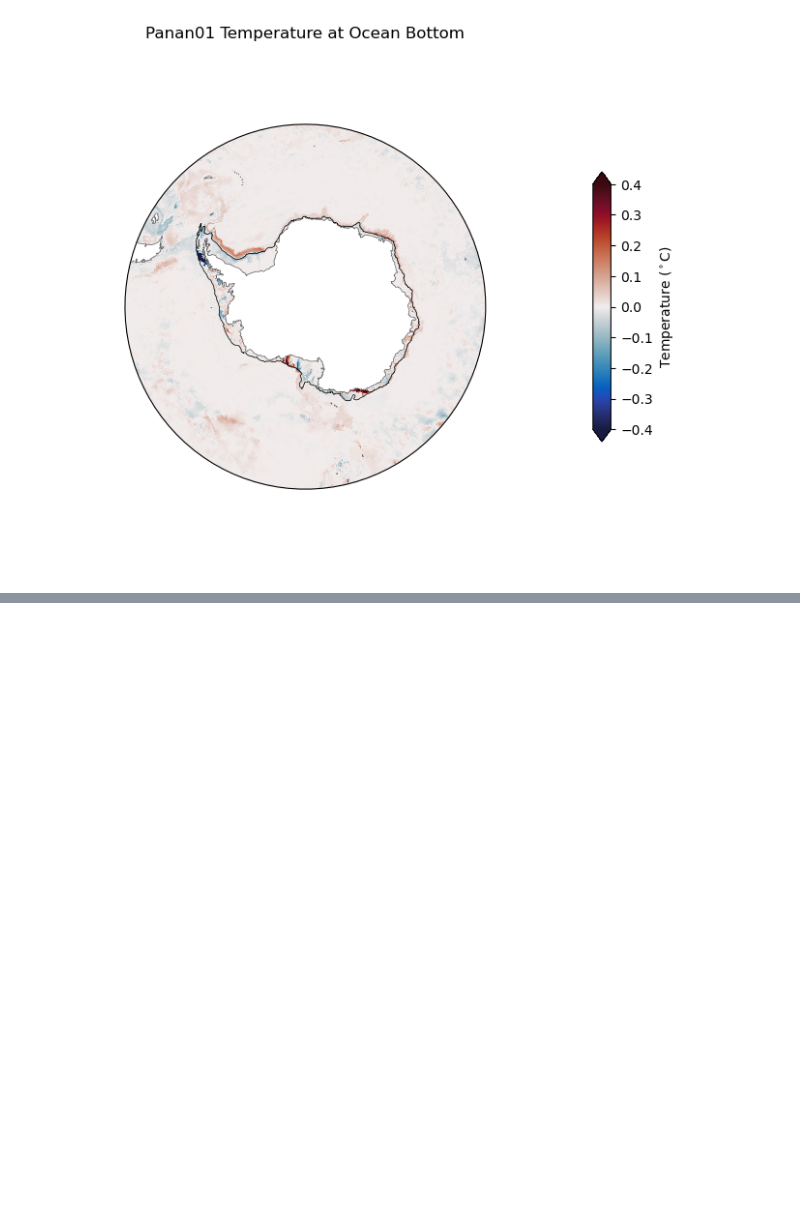
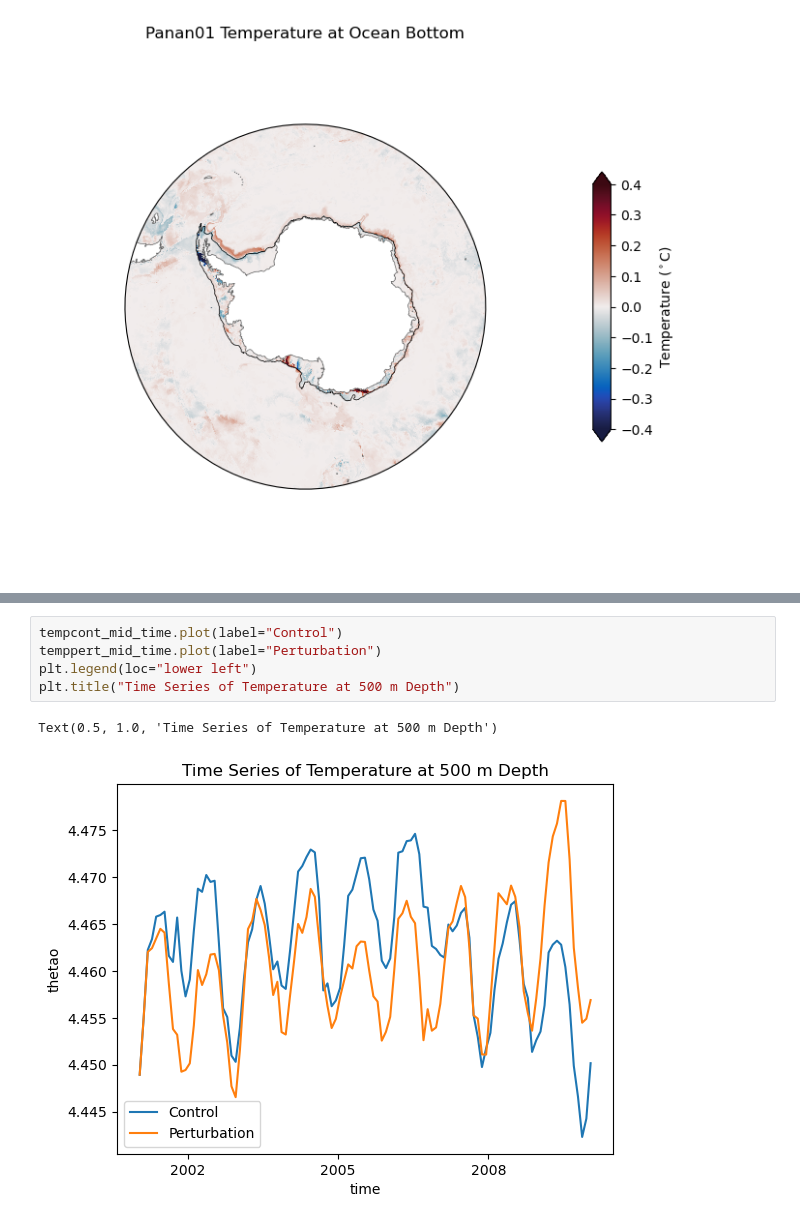
Before and after one commit to adele-morrison/panan-meltwater, a Jupyter notebook: notebooks/salinity_analysis/Panan01OtherAnomaly.ipynb, the cells around one changed output, grey strips where cells are left out. Saved outputs shown, nothing was run; the diff lists cells and outputs as text; blank space fills up the shorter version.

```diff
--- a/notebooks/salinity_analysis/Panan01OtherAnomaly.ipynb
+++ b/notebooks/salinity_analysis/Panan01OtherAnomaly.ipynb
@@ -128,0 +155,8 @@ print(variables)
+# %%
+tempcont_mid_time.plot(label="Control")
+temppert_mid_time.plot(label="Perturbation")
+plt.legend(loc="lower left")
+plt.title("Time Series of Temperature at 500 m Depth")
+# %% [output]
+Text(0.5, 1.0, 'Time Series of Temperature at 500 m Depth')
+[figure, added]
```
Also changed, not shown: parts of 17 cells of this notebook, 1 other file.
